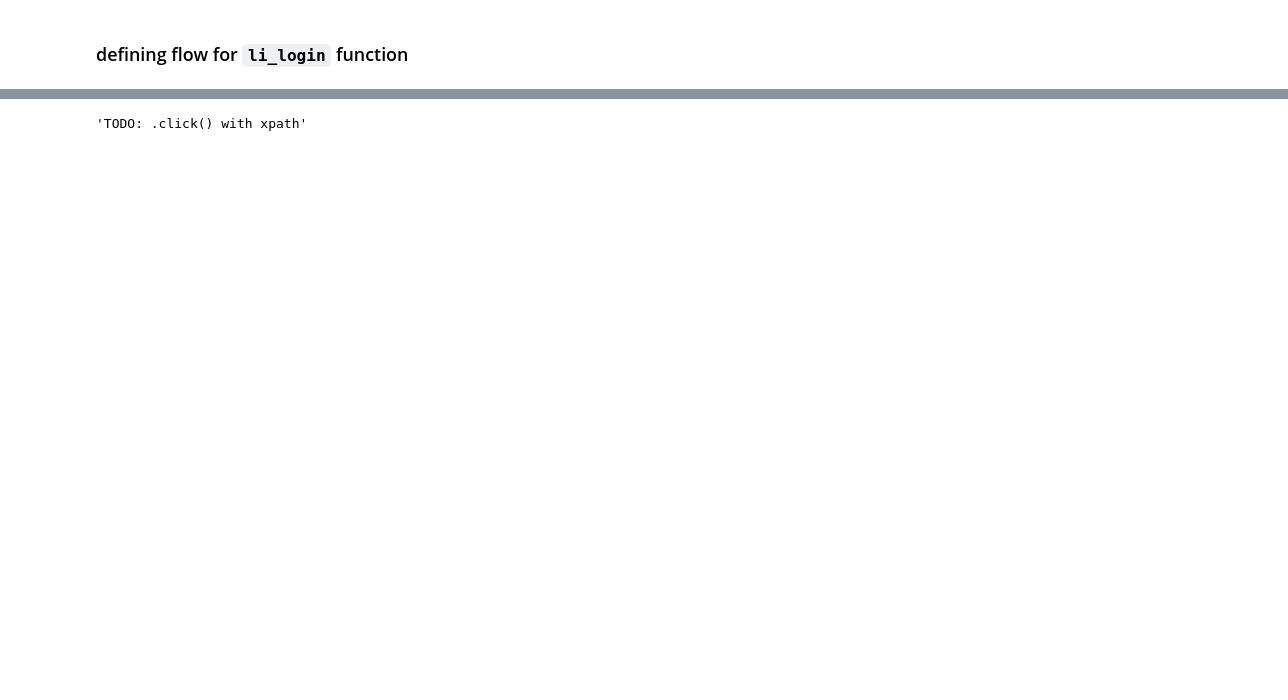
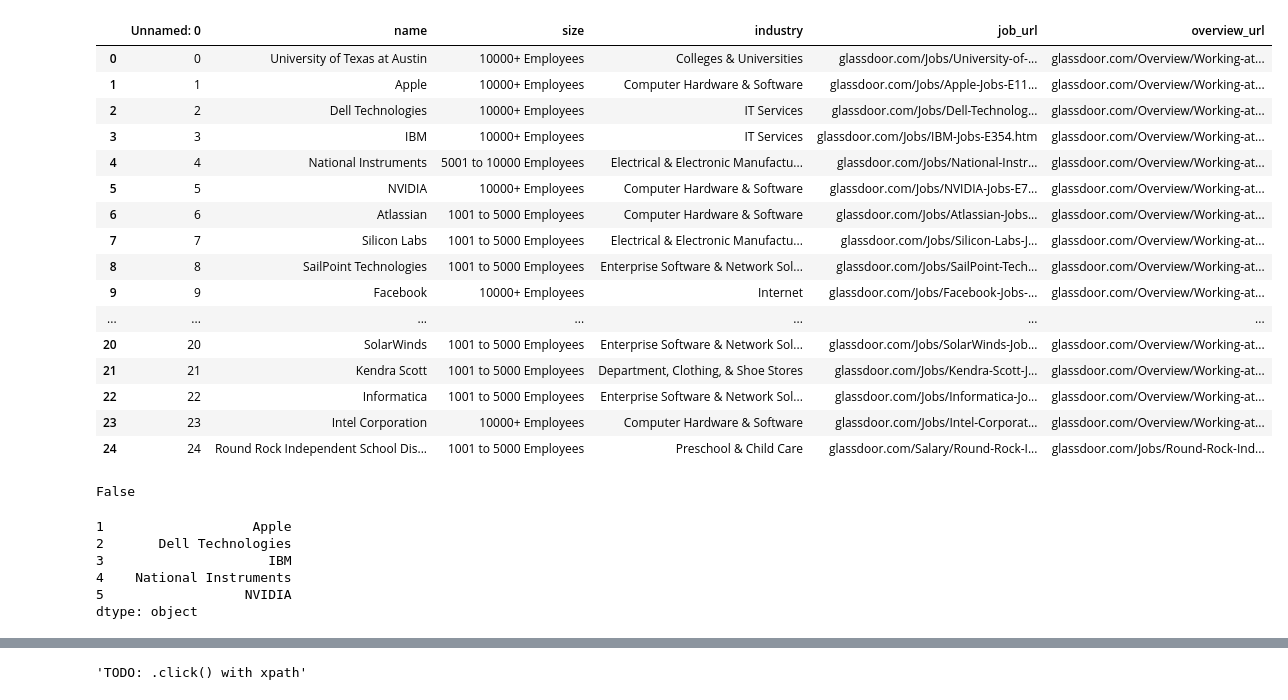
Before and after one commit to schulzbehrend/gal-career-partners, a Jupyter notebook: src/LI_scraper_test.ipynb, the cells around one changed output, grey strips where cells are left out. Drawn from its saved outputs; the diff is of its cells as text; code cells hidden in the pictures; blank space fills up the shorter version.

Commit message:
add jwall df to flow

```diff
--- a/src/LI_scraper_test.ipynb
+++ b/src/LI_scraper_test.ipynb
@@ -88,2 +125,26 @@ driver.find_element_by_xpath('//*[@id="ember16"]/input').send_keys('apple')
-# %% [markdown]
-### defining flow for `li_login` function
+# %%
+df = pd.read_csv('../data/glassdoor_scrape_1.csv')
+# %%
+df.head(25)
+# %% [output]
+|  | Unnamed: 0 | name | size | industry | job_url | overview_url |
+| 0 | 0 | University of Texas at Austin | 10000+ Employees | Colleges & Universities | glassdoor.com/Jobs/University-of-... | glassdoor.com/Overview/Working-at... |
+| 1 | 1 | Apple | 10000+ Employees | Computer Hardware & Software | glassdoor.com/Jobs/Apple-Jobs-E11... | glassdoor.com/Overview/Working-at... |
+| 2 | 2 | Dell Technologies | 10000+ Employees | IT Services | glassdoor.com/Jobs/Dell-Technolog... | glassdoor.com/Overview/Working-at... |
+| 3 | 3 | IBM | 10000+ Employees | IT Services | glassdoor.com/Jobs/IBM-Jobs-E354.htm | glassdoor.com/Overview/Working-at... |
+| 4 | 4 | National Instruments | 5001 to 10000 Employees | Electrical & Electronic Manufactu... | glassdoor.com/Jobs/National-Instr... | glassdoor.com/Overview/Working-at... |
+| 5 | 5 | NVIDIA | 10000+ Employees | Computer Hardware & Software | glassdoor.com/Jobs/NVIDIA-Jobs-E7... | glassdoor.com/Overview/Working-at... |
+| 6 | 6 | Atlassian | 1001 to 5000 Employees | Computer Hardware & Software | glassdoor.com/Jobs/Atlassian-Jobs... | glassdoor.com/Overview/Working-at... |
+| 7 | 7 | Silicon Labs | 1001 to 5000 Employees | Electrical & Electronic Manufactu... | glassdoor.com/Jobs/Silicon-Labs-J... | glassdoor.com/Overview/Working-at... |
+| 8 | 8 | SailPoint Technologies | 1001 to 5000 Employees | Enterprise Software & Network Sol... | glassdoor.com/Jobs/SailPoint-Tech... | glassdoor.com/Overview/Working-at... |
+| 9 | 9 | Facebook | 10000+ Employees | Internet | glassdoor.com/Jobs/Facebook-Jobs-... | glassdoor.com/Overview/Working-at... |
+| ... | ... | ... | ... | ... | ... | ... |
+| 20 | 20 | SolarWinds | 1001 to 5000 Employees | Enterprise Software & Network Sol... | glassdoor.com/Jobs/SolarWinds-Job... | glassdoor.com/Overview/Working-at... |
+| 21 | 21 | Kendra Scott | 1001 to 5000 Employees | Department, Clothing, & Shoe Stores | glassdoor.com/Jobs/Kendra-Scott-J... | glassdoor.com/Overview/Working-at... |
+| 22 | 22 | Informatica | 1001 to 5000 Employees | Enterprise Software & Network Sol... | glassdoor.com/Jobs/Informatica-Jo... | glassdoor.com/Overview/Working-at... |
+| 23 | 23 | Intel Corporation | 10000+ Employees | Computer Hardware & Software | glassdoor.com/Jobs/Intel-Corporat... | glassdoor.com/Overview/Working-at... |
+| 24 | 24 | Round Rock Independent School Dis... | 1001 to 5000 Employees | Preschool & Child Care | glassdoor.com/Salary/Round-Rock-I... | glassdoor.com/Jobs/Round-Rock-Ind... |
+# %%
+binom_schools = df.industry()'Colleges' in df.industry[2]
+# %% [output]
+False
@@ -89,0 +155,9 @@ driver.find_element_by_xpath('//*[@id="ember16"]/input').send_keys('apple')
+# %%
+test_cos
+# %% [output]
+1                   Apple
+2       Dell Technologies
+3                     IBM
+4    National Instruments
+5                  NVIDIA
+dtype: object
```
Also changed, not shown: parts of 16 cells of this notebook.
